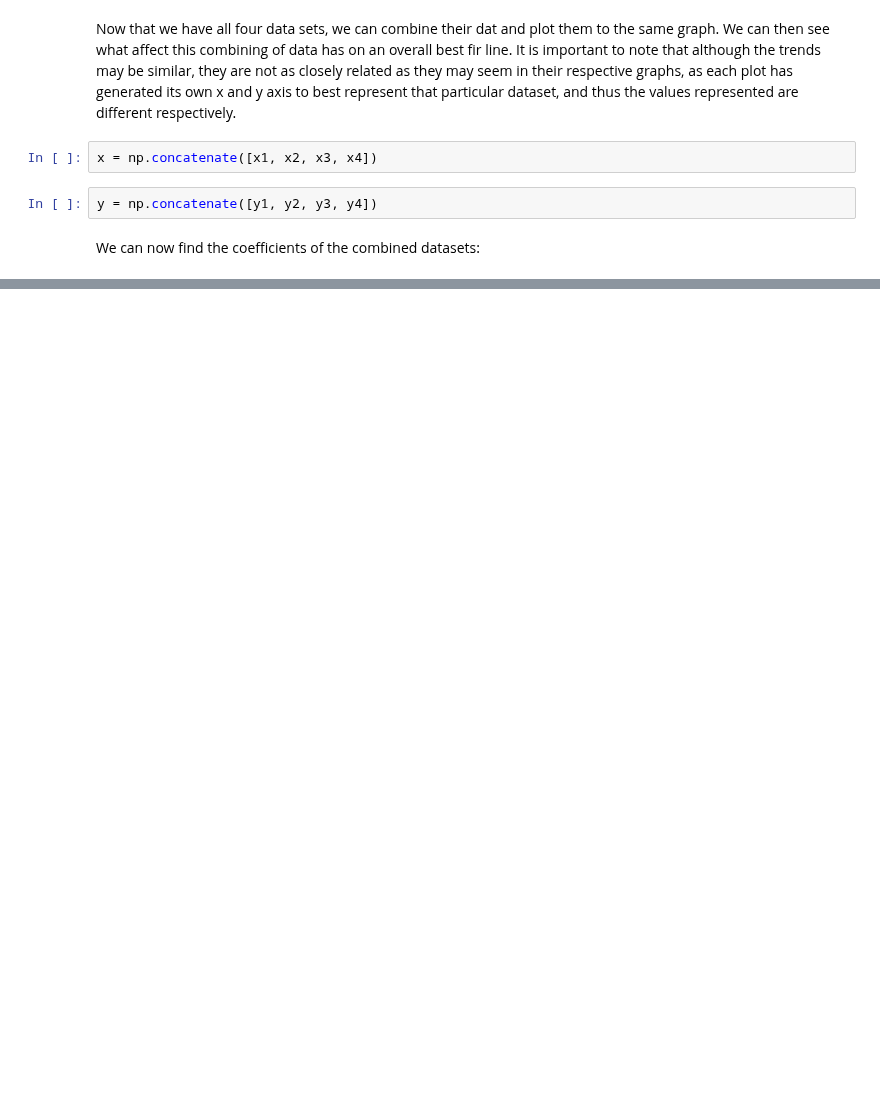
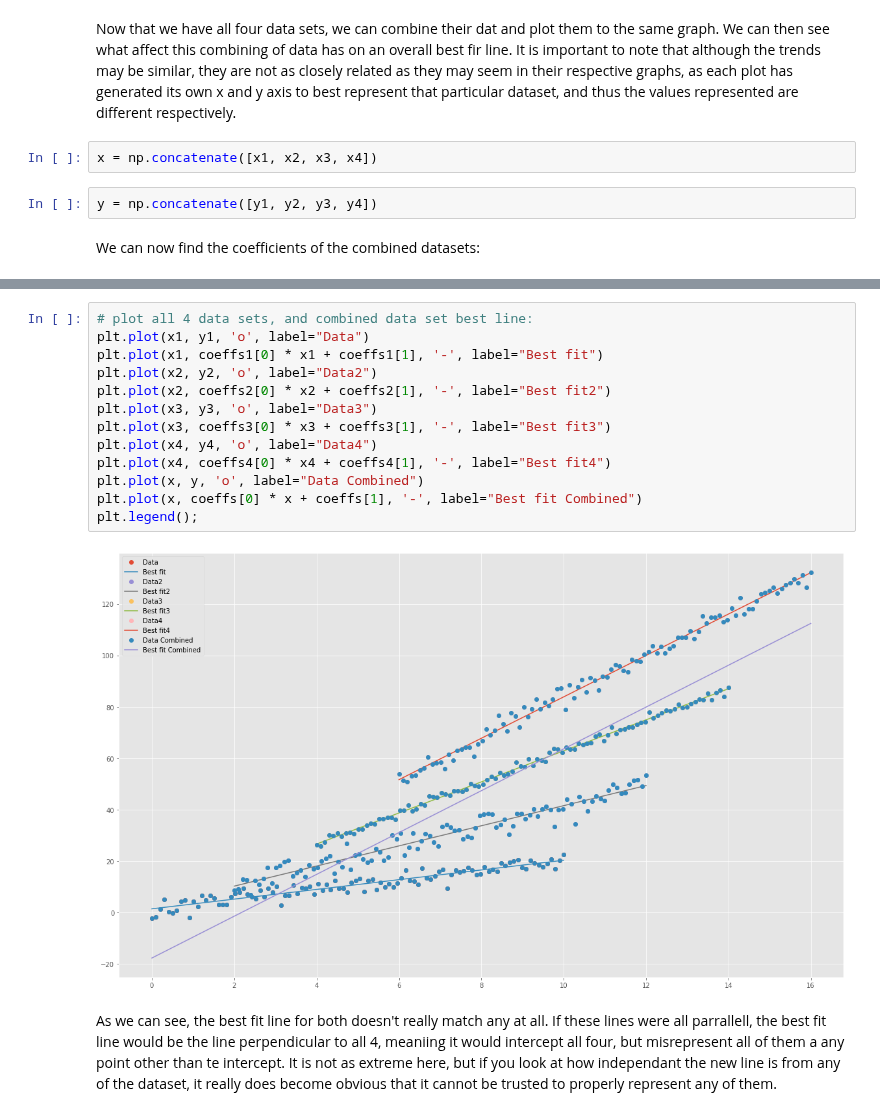
Before and after one commit to Crash-Bandicode/Tasks, a Jupyter notebook: Tasks.ipynb, the cells around one changed output, grey strips where cells are left out. Saved outputs shown, nothing was run; the diff lists cells and outputs as text; blank space fills up the shorter version.

Commit message:
Final plot created. Wrote conclusion based on graph and added final references.

```diff
--- a/Tasks.ipynb
+++ b/Tasks.ipynb
@@ -697,0 +700,17 @@ array([  8.12971267, -17.6906333 ])
+# %%
+# plot all 4 data sets, and combined data set best line:
+plt.plot(x1, y1, 'o', label="Data")
+plt.plot(x1, coeffs1[0] * x1 + coeffs1[1], '-', label="Best fit")
+plt.plot(x2, y2, 'o', label="Data2")
+plt.plot(x2, coeffs2[0] * x2 + coeffs2[1], '-', label="Best fit2")
+plt.plot(x3, y3, 'o', label="Data3")
+plt.plot(x3, coeffs3[0] * x3 + coeffs3[1], '-', label="Best fit3")
+plt.plot(x4, y4, 'o', label="Data4")
+plt.plot(x4, coeffs4[0] * x4 + coeffs4[1], '-', label="Best fit4")
+plt.plot(x, y, 'o', label="Data Combined")
+plt.plot(x, coeffs[0] * x + coeffs[1], '-', label="Best fit Combined")
+plt.legend();
+# %% [output]
+[figure, added]
+# %% [markdown]
+As we can see, the best fit line for both doesn't really match any at all. If these lines were all parrallell, the best fit line would be the line perpendicular to all 4, meaniing it would intercept all four, but misrepresent all of them a any point other than te intercept. It is not as extreme here, but if you look at how independant the new line is from any of the dataset, it really does become obvious that it cannot be trusted to properly represent any of them.
```
Also changed, not shown: parts of 14 cells of this notebook.
